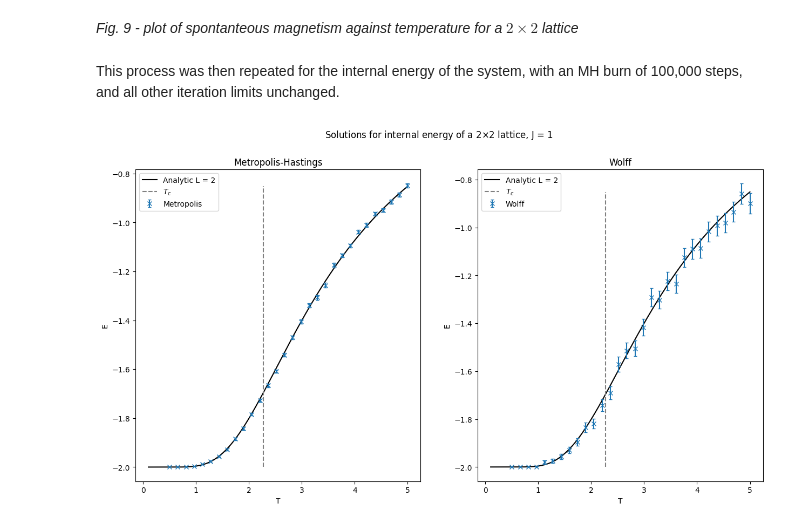
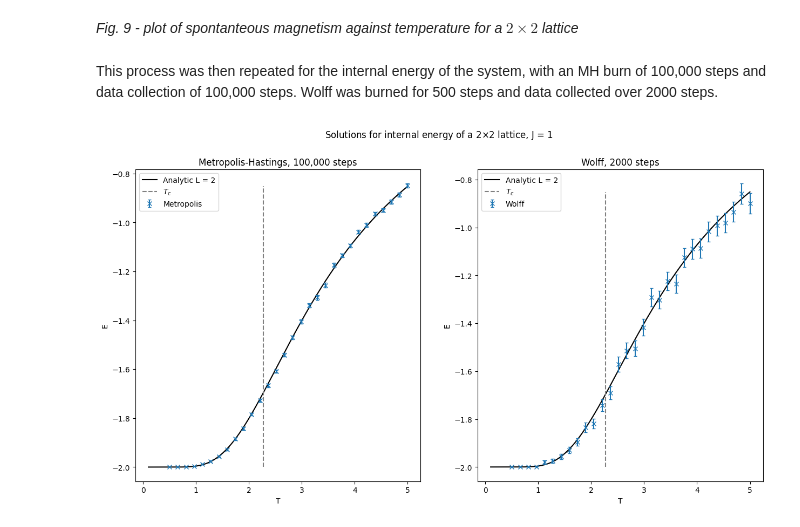
Before and after one commit to Part-II-Computational-Physics/cluster-algorithms-for-monte-carlo-jbd29, a Jupyter notebook: Report_final.ipynb, the cells around one changed output. Cells and saved outputs as stored; diff of their text form; code cells hidden in the pictures.

```diff
--- a/Report_final.ipynb
+++ b/Report_final.ipynb
@@ -526,27 +526,27 @@ plt.show()
 # %% [markdown]
 *Fig. 9 - plot of spontanteous magnetism against temperature for a $2 \times 2$ lattice*
 # %% [markdown]
-This process was then repeated for the internal energy of the system, with an MH burn of 100,000 steps, and all other iteration limits unchanged.
+This process was then repeated for the internal energy of the system, with an MH burn of 100,000 steps and data collection of 100,000 steps. Wolff was burned for 500 steps and data collected over 2000 steps.
 # %%
 Es_MH = np.load('Es_MH_against_T_2x2.npy')
 Es_MH_err = np.load('Es_MH_against_T_2x2_err.npy')
 Es_Wolff = np.load('Es_Wolff_against_T_2x2.npy')
 Es_Wolff_err = np.load('Es_Wolff_against_T_2x2_err.npy')
 
 fig, ax = plt.subplots(1, 2, figsize = (15,7.5))
 ax[0].plot(Ts_2x2, Es_2x2, label = 'Analytic L = 2', color = 'black')
 ax[1].plot(Ts_2x2, Es_2x2, label = 'Analytic L = 2', color = 'black')
 ax[0].plot(np.full((5,1),T_c), np.linspace(np.min(Es_2x2),np.max(Es_2x2),5), linestyle = '--', color = 'gray', label = r'$T_c$')
 ax[1].plot(np.full((5,1),T_c), np.linspace(np.min(Es_2x2),np.max(Es_2x2),5), linestyle = '--', color = 'gray', label = r'$T_c$')
 ax[0].errorbar(Ts_MH, Es_MH, yerr = Es_MH_err, label = 'Metropolis', capsize= 2, linestyle = 'None', marker = 'x')
 ax[1].errorbar(Ts_Wolff, Es_Wolff, yerr = Es_Wolff_err, label = 'Wolff', capsize= 2, linestyle = 'None', marker = 'x')
 for i in range(2):
     ax[i].set_xlabel('T')
     ax[i].set_ylabel('E')
     ax[i].legend()
-ax[0].set_title('Metropolis-Hastings')
-ax[1].set_title('Wolff')
+ax[0].set_title('Metropolis-Hastings, 100,000 steps')
+ax[1].set_title('Wolff, 2000 steps')
 fig.suptitle(r'Solutions for internal energy of a 2$\times$2 lattice, J = ' + str(J))
 plt.show()
 # %% [output]
-[figure, old version]
+[figure, new version]
```
Also changed, not shown: parts of 8 cells of this notebook.
